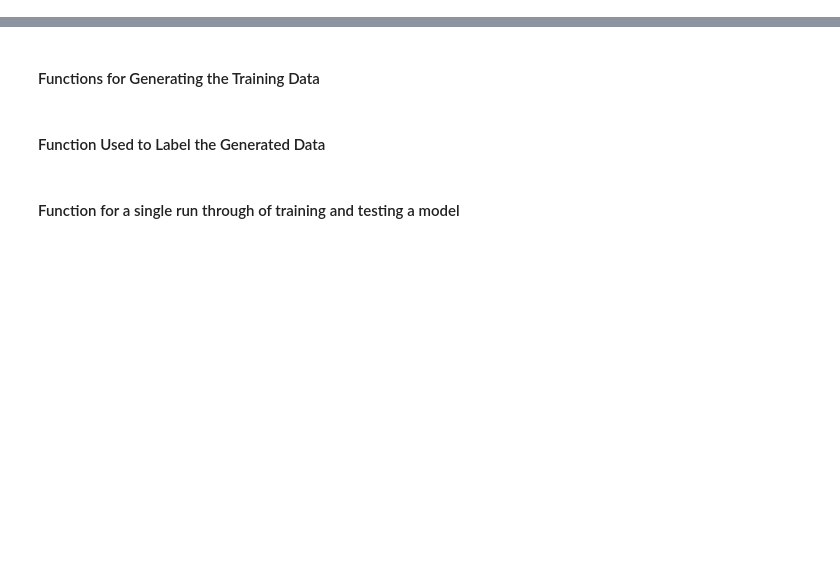
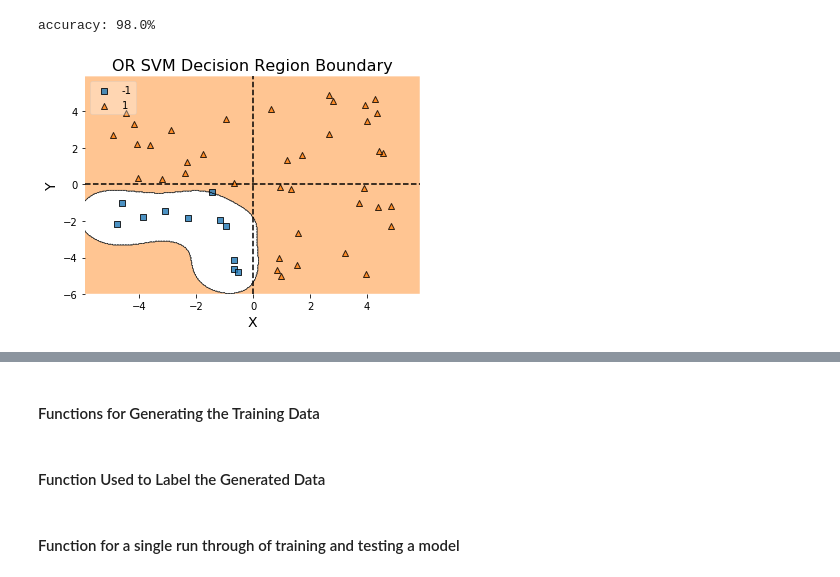
Before and after one commit to akkamin/ics435-svm, a Jupyter notebook: SVM_Combined.ipynb, the cells around one changed output, grey strips where cells are left out. Drawn from its saved outputs; the diff is of its cells as text; code cells hidden in the pictures; blank space fills up the shorter version.

```diff
--- a/SVM_Combined.ipynb
+++ b/SVM_Combined.ipynb
@@ -11,0 +84,34 @@ from time import time
+# %%
+### Or with random data
+def or_label(df):
+    rtn = []
+    for i in range(50):
+        if df['X'][i] >= 0 or df['Y'][i] >= 0:
+            rtn.append(1)
+        else:
+            rtn.append(-1)
+    return rtn
+
+or_df = pd.DataFrame({'X': np.random.uniform(low=-5, high=5, size=50),
+                       'Y': np.random.uniform(low=-5, high=5, size=50)})
+or_df['Label'] = or_label(or_df)
+
+X = or_df[['X', 'Y']]
+y = or_df['Label']
+
+clf = svm.SVC(kernel='rbf', gamma='auto')
+clf.fit(X.values, y.values)
+
+print("accuracy: " + str(clf.score(X.values, y.values)*100 )+ "%")
+
+plot_decision_regions(X=X.values, y=y.values, clf=clf, legend=2)
+
+plt.xlabel(X.columns[0], size=14)
+plt.ylabel(X.columns[1], size=14)
+plt.title('OR SVM Decision Region Boundary', size=16)
+plt.axvline(x=0, color='black', linestyle='--')
+plt.axhline(y=0, color='black', linestyle='--')
+plt.show()
+# %% [output]
+accuracy: 98.0%
+[figure, added]
```
Also changed, not shown: parts of 14 cells of this notebook.
